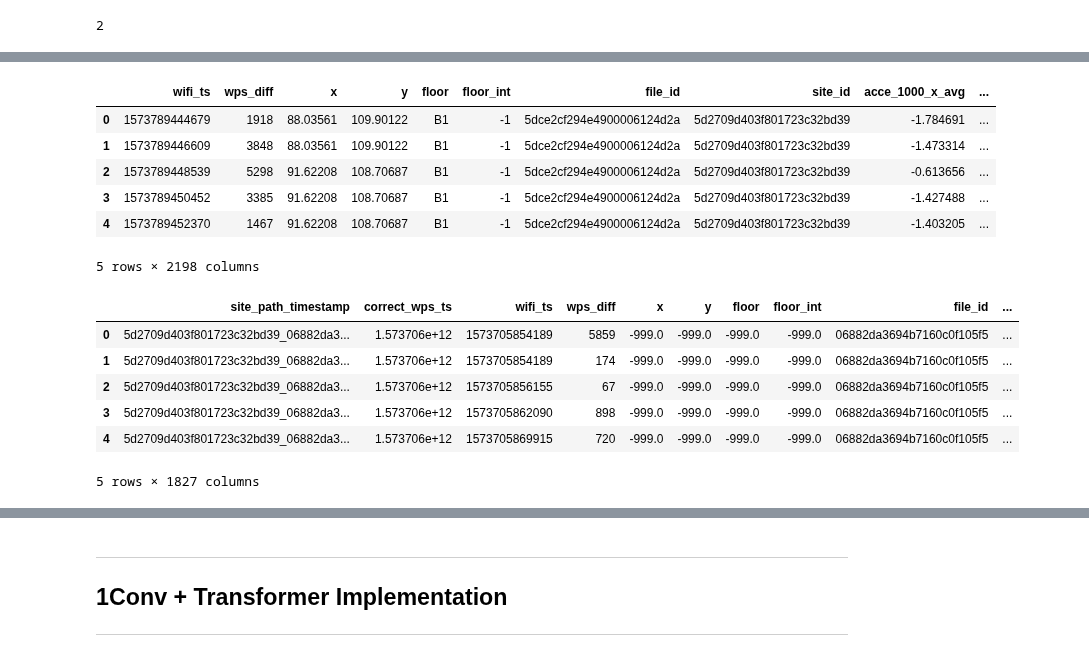
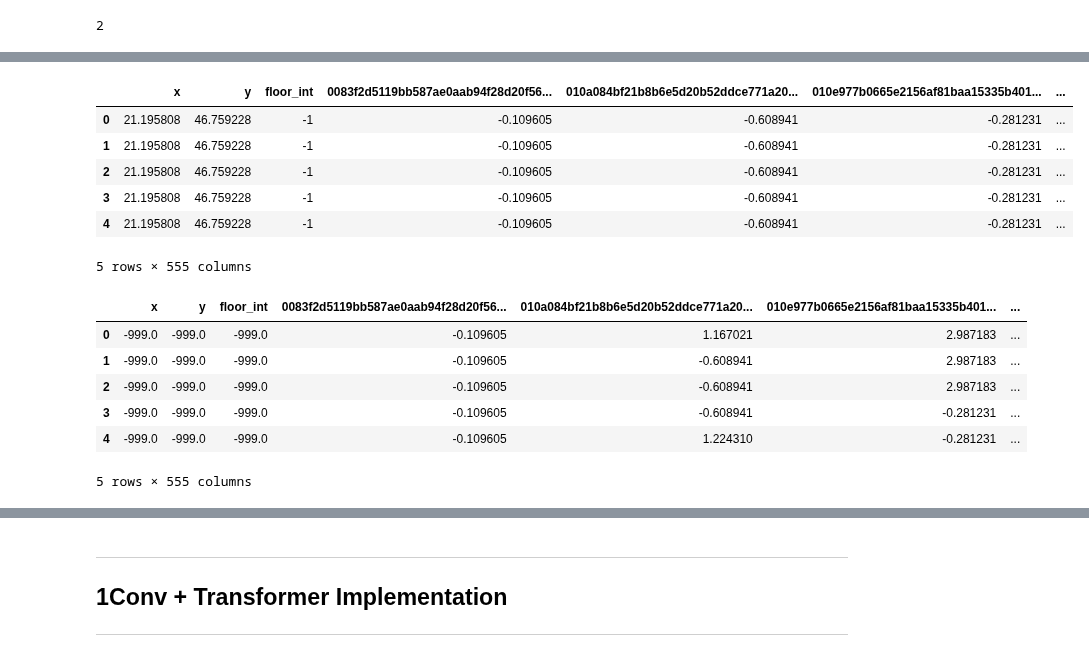
Before and after one commit to robot269006/indoor, a Jupyter notebook: indoor_model_1ConvTransformer_train_8.ipynb, the cells around one changed output, grey strips where cells are left out. Drawn from its saved outputs; the diff is of its cells as text; code cells hidden in the pictures.

Commit message:
Removed preprocessing codes from transformer notebook

```diff
--- a/indoor_model_1ConvTransformer_train_8.ipynb
+++ b/indoor_model_1ConvTransformer_train_8.ipynb
@@ -113,8 +113,14 @@ set_seed()
 2
 # %%
 # train paths and test paths
-train_files = sorted(glob.glob("./colab_indoor/train_4/*"))
-test_files = sorted(glob.glob("./colab_indoor/test_4/*"))
+imu_train_files = sorted(glob.glob("./colab_indoor/train_final_preprocess/imu/train/*"))
+imu_test_files = sorted(glob.glob("./colab_indoor/train_final_preprocess/imu/test/*"))
+wifi_train_files = sorted(glob.glob("./colab_indoor/train_final_preprocess/wifi/train/*"))
+wifi_test_files = sorted(glob.glob("./colab_indoor/train_final_preprocess/wifi/test/*"))
+print(imu_train_files[:5])
+print(imu_test_files[:5])
+print(wifi_train_files[:5])
+print(wifi_test_files[:5])
 
 # load submission file
 sub_df = pd.read_csv("./colab_indoor/sample_submission.csv", index_col=0)
@@ -130,22 +140,22 @@ display(sub_df.head())
 | 5a0546857ecc773753327266_046cfa46... | 0 | 75.0 | 75.0 |
 # %%
 # Load train csv and test csv
-train_df = pd.read_csv(train_files[10])
-test_df = pd.read_csv(test_files[10])
+train_df = pd.read_csv(wifi_train_files[5])
+test_df = pd.read_csv(wifi_test_files[5])
 display(train_df.head())
 display(test_df.head())
 # %% [output]
-|  | wifi_ts | wps_diff | x | y | floor | floor_int | file_id | site_id | acce_1000_x_avg | ... |
-| 0 | 1573789444679 | 1918 | 88.03561 | 109.90122 | B1 | -1 | 5dce2cf294e4900006124d2a | 5d2709d403f801723c32bd39 | -1.784691 | ... |
-| 1 | 1573789446609 | 3848 | 88.03561 | 109.90122 | B1 | -1 | 5dce2cf294e4900006124d2a | 5d2709d403f801723c32bd39 | -1.473314 | ... |
-| 2 | 1573789448539 | 5298 | 91.62208 | 108.70687 | B1 | -1 | 5dce2cf294e4900006124d2a | 5d2709d403f801723c32bd39 | -0.613656 | ... |
-| 3 | 1573789450452 | 3385 | 91.62208 | 108.70687 | B1 | -1 | 5dce2cf294e4900006124d2a | 5d2709d403f801723c32bd39 | -1.427488 | ... |
-| 4 | 1573789452370 | 1467 | 91.62208 | 108.70687 | B1 | -1 | 5dce2cf294e4900006124d2a | 5d2709d403f801723c32bd39 | -1.403205 | ... |
+|  | x | y | floor_int | 0083f2d5119bb587ae0aab94f28d20f56... | 010a084bf21b8b6e5d20b52ddce771a20... | 010e977b0665e2156af81baa15335b401... | ... |
+| 0 | 21.195808 | 46.759228 | -1 | -0.109605 | -0.608941 | -0.281231 | ... |
+| 1 | 21.195808 | 46.759228 | -1 | -0.109605 | -0.608941 | -0.281231 | ... |
+| 2 | 21.195808 | 46.759228 | -1 | -0.109605 | -0.608941 | -0.281231 | ... |
+| 3 | 21.195808 | 46.759228 | -1 | -0.109605 | -0.608941 | -0.281231 | ... |
+| 4 | 21.195808 | 46.759228 | -1 | -0.109605 | -0.608941 | -0.281231 | ... |
-5 rows × 2198 columns
+5 rows × 555 columns
-|  | site_path_timestamp | correct_wps_ts | wifi_ts | wps_diff | x | y | floor | floor_int | file_id | ... |
-| 0 | 5d2709d403f801723c32bd39_06882da3... | 1.573706e+12 | 1573705854189 | 5859 | -999.0 | -999.0 | -999.0 | -999.0 | 06882da3694b7160c0f105f5 | ... |
-| 1 | 5d2709d403f801723c32bd39_06882da3... | 1.573706e+12 | 1573705854189 | 174 | -999.0 | -999.0 | -999.0 | -999.0 | 06882da3694b7160c0f105f5 | ... |
-| 2 | 5d2709d403f801723c32bd39_06882da3... | 1.573706e+12 | 1573705856155 | 67 | -999.0 | -999.0 | -999.0 | -999.0 | 06882da3694b7160c0f105f5 | ... |
-| 3 | 5d2709d403f801723c32bd39_06882da3... | 1.573706e+12 | 1573705862090 | 898 | -999.0 | -999.0 | -999.0 | -999.0 | 06882da3694b7160c0f105f5 | ... |
-| 4 | 5d2709d403f801723c32bd39_06882da3... | 1.573706e+12 | 1573705869915 | 720 | -999.0 | -999.0 | -999.0 | -999.0 | 06882da3694b7160c0f105f5 | ... |
+|  | x | y | floor_int | 0083f2d5119bb587ae0aab94f28d20f56... | 010a084bf21b8b6e5d20b52ddce771a20... | 010e977b0665e2156af81baa15335b401... | ... |
+| 0 | -999.0 | -999.0 | -999.0 | -0.109605 | 1.167021 | 2.987183 | ... |
+| 1 | -999.0 | -999.0 | -999.0 | -0.109605 | -0.608941 | 2.987183 | ... |
+| 2 | -999.0 | -999.0 | -999.0 | -0.109605 | -0.608941 | 2.987183 | ... |
+| 3 | -999.0 | -999.0 | -999.0 | -0.109605 | -0.608941 | -0.281231 | ... |
+| 4 | -999.0 | -999.0 | -999.0 | -0.109605 | 1.224310 | -0.281231 | ... |
-5 rows × 1827 columns
+5 rows × 555 columns
```
Also changed, not shown: parts of 16 cells of this notebook.
